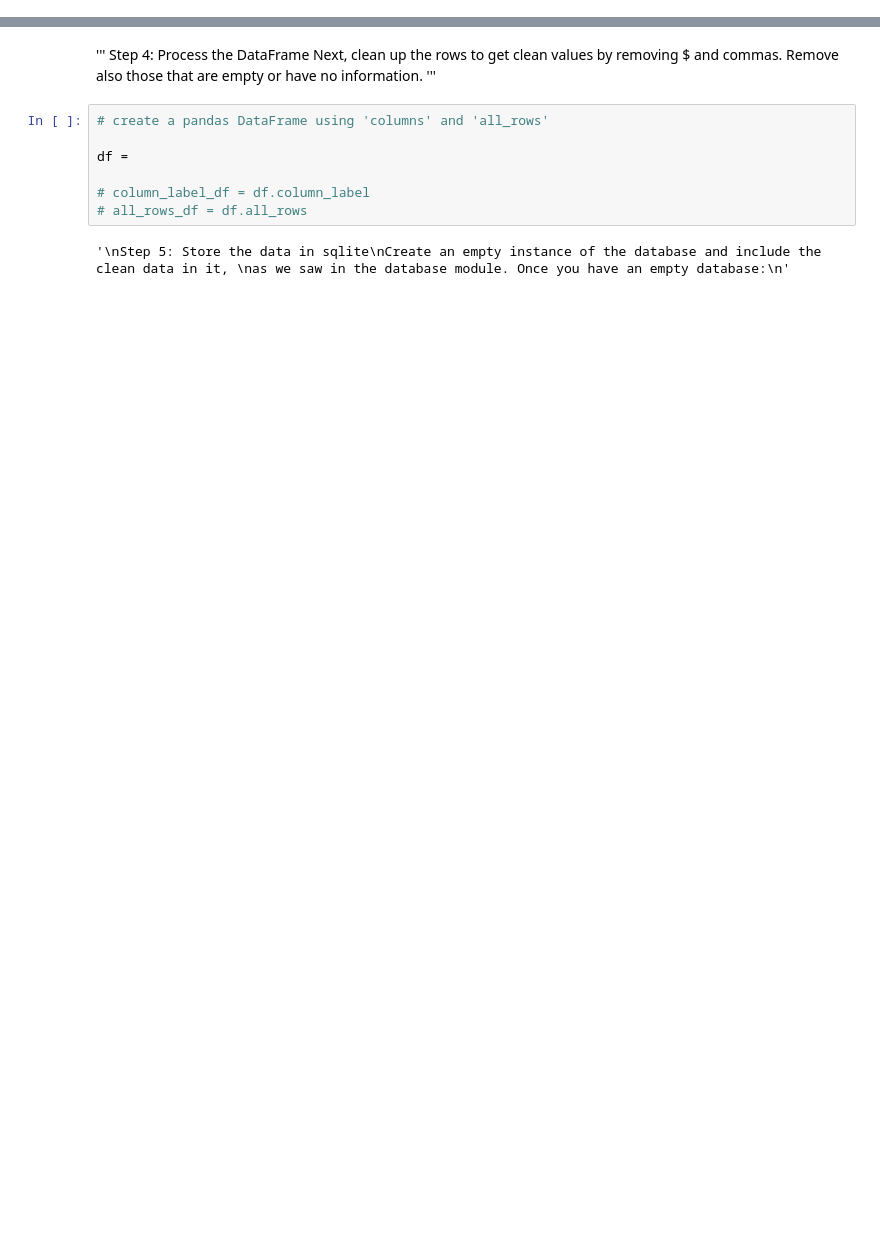
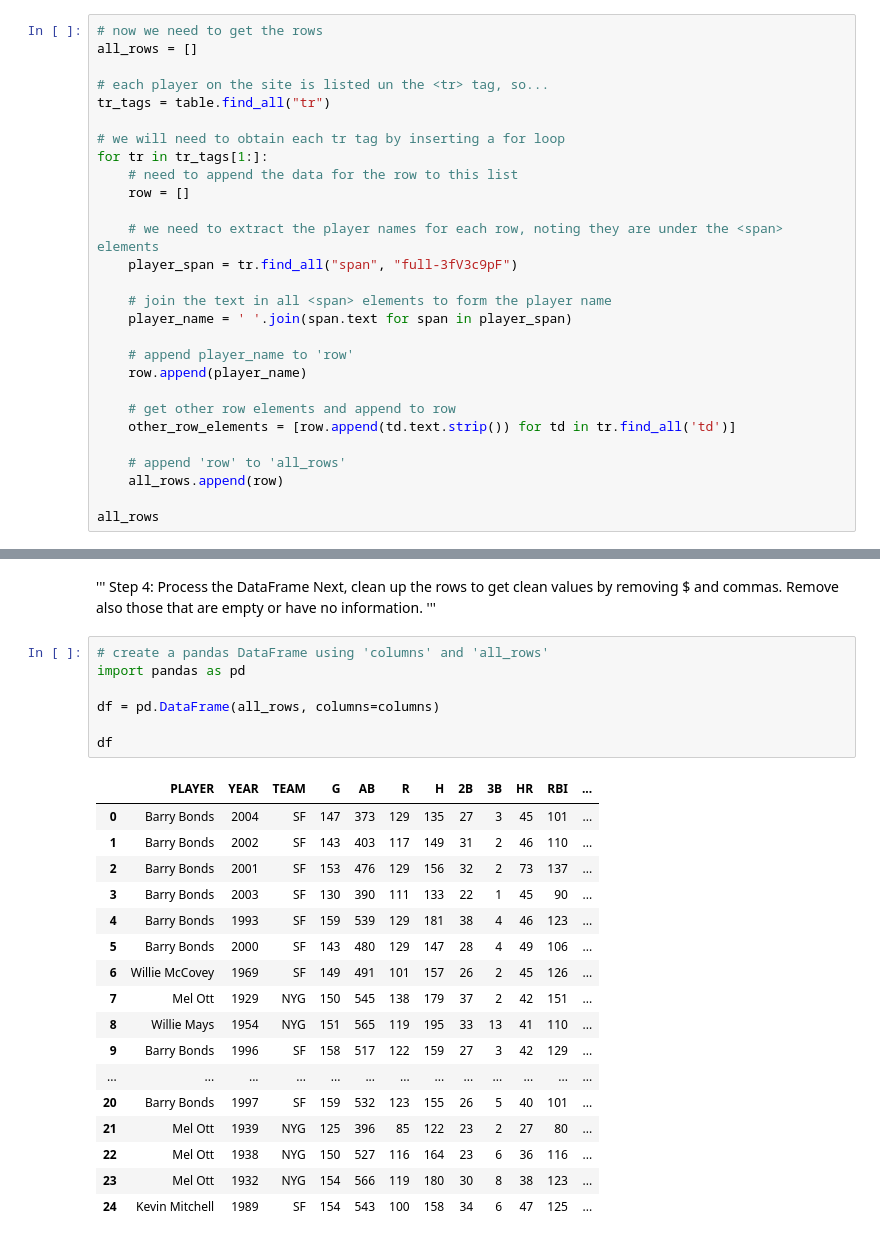
Before and after one commit to 4GeeksAcademy/Kransky85_web-scraping-project-tutorial, a Jupyter notebook: src/explore.ipynb, the cells around one changed output, grey strips where cells are left out. Saved outputs shown, nothing was run; the diff lists cells and outputs as text; blank space fills up the shorter version.

```diff
--- a/src/explore.ipynb
+++ b/src/explore.ipynb
@@ -127,0 +110,28 @@ Number of tables found: 1]
+# %%
+# now we need to get the rows
+all_rows = []
+
+# each player on the site is listed un the <tr> tag, so...
+tr_tags = table.find_all("tr")
+
+# we will need to obtain each tr tag by inserting a for loop
+for tr in tr_tags[1:]:
+    # need to append the data for the row to this list
+    row = []
+
+    # we need to extract the player names for each row, noting they are under the <span> elements
+    player_span = tr.find_all("span", "full-3fV3c9pF")
+
+    # join the text in all <span> elements to form the player name
+    player_name = ' '.join(span.text for span in player_span)
+
+    # append player_name to 'row'
+    row.append(player_name)
+
+    # get other row elements and append to row
+    other_row_elements = [row.append(td.text.strip()) for td in tr.find_all('td')]
+
+    # append 'row' to 'all_rows'
+    all_rows.append(row)
+
+all_rows
@@ -133,13 +161,29 @@ Remove also those that are empty or have no information.
 '''
 # %%
 # create a pandas DataFrame using 'columns' and 'all_rows'
+import pandas as pd
 
-df =
+df = pd.DataFrame(all_rows, columns=columns)
 
-# column_label_df = df.column_label
-# all_rows_df = df.all_rows
+df
 # %% [output]
-'\nStep 5: Store the data in sqlite\nCreate an empty instance of the database and include the clean data in it, \nas we saw in the database module. Once you have an empty database:\n'
+|  | PLAYER | YEAR | TEAM | G | AB | R | H | 2B | 3B | HR | RBI | ... |
+| 0 | Barry Bonds | 2004 | SF | 147 | 373 | 129 | 135 | 27 | 3 | 45 | 101 | ... |
+| 1 | Barry Bonds | 2002 | SF | 143 | 403 | 117 | 149 | 31 | 2 | 46 | 110 | ... |
+| 2 | Barry Bonds | 2001 | SF | 153 | 476 | 129 | 156 | 32 | 2 | 73 | 137 | ... |
+| 3 | Barry Bonds | 2003 | SF | 130 | 390 | 111 | 133 | 22 | 1 | 45 | 90 | ... |
+| 4 | Barry Bonds | 1993 | SF | 159 | 539 | 129 | 181 | 38 | 4 | 46 | 123 | ... |
+| 5 | Barry Bonds | 2000 | SF | 143 | 480 | 129 | 147 | 28 | 4 | 49 | 106 | ... |
+| 6 | Willie McCovey | 1969 | SF | 149 | 491 | 101 | 157 | 26 | 2 | 45 | 126 | ... |
+| 7 | Mel Ott | 1929 | NYG | 150 | 545 | 138 | 179 | 37 | 2 | 42 | 151 | ... |
+| 8 | Willie Mays | 1954 | NYG | 151 | 565 | 119 | 195 | 33 | 13 | 41 | 110 | ... |
+| 9 | Barry Bonds | 1996 | SF | 158 | 517 | 122 | 159 | 27 | 3 | 42 | 129 | ... |
+| ... | ... | ... | ... | ... | ... | ... | ... | ... | ... | ... | ... | ... |
+| 20 | Barry Bonds | 1997 | SF | 159 | 532 | 123 | 155 | 26 | 5 | 40 | 101 | ... |
+| 21 | Mel Ott | 1939 | NYG | 125 | 396 | 85 | 122 | 23 | 2 | 27 | 80 | ... |
+| 22 | Mel Ott | 1938 | NYG | 150 | 527 | 116 | 164 | 23 | 6 | 36 | 116 | ... |
+| 23 | Mel Ott | 1932 | NYG | 154 | 566 | 119 | 180 | 30 | 8 | 38 | 123 | ... |
+| 24 | Kevin Mitchell | 1989 | SF | 154 | 543 | 100 | 158 | 34 | 6 | 47 | 125 | ... |
 # %%
 '''
 Step 5: Visualize the data
```
Also changed, not shown: parts of 7 cells of this notebook.
